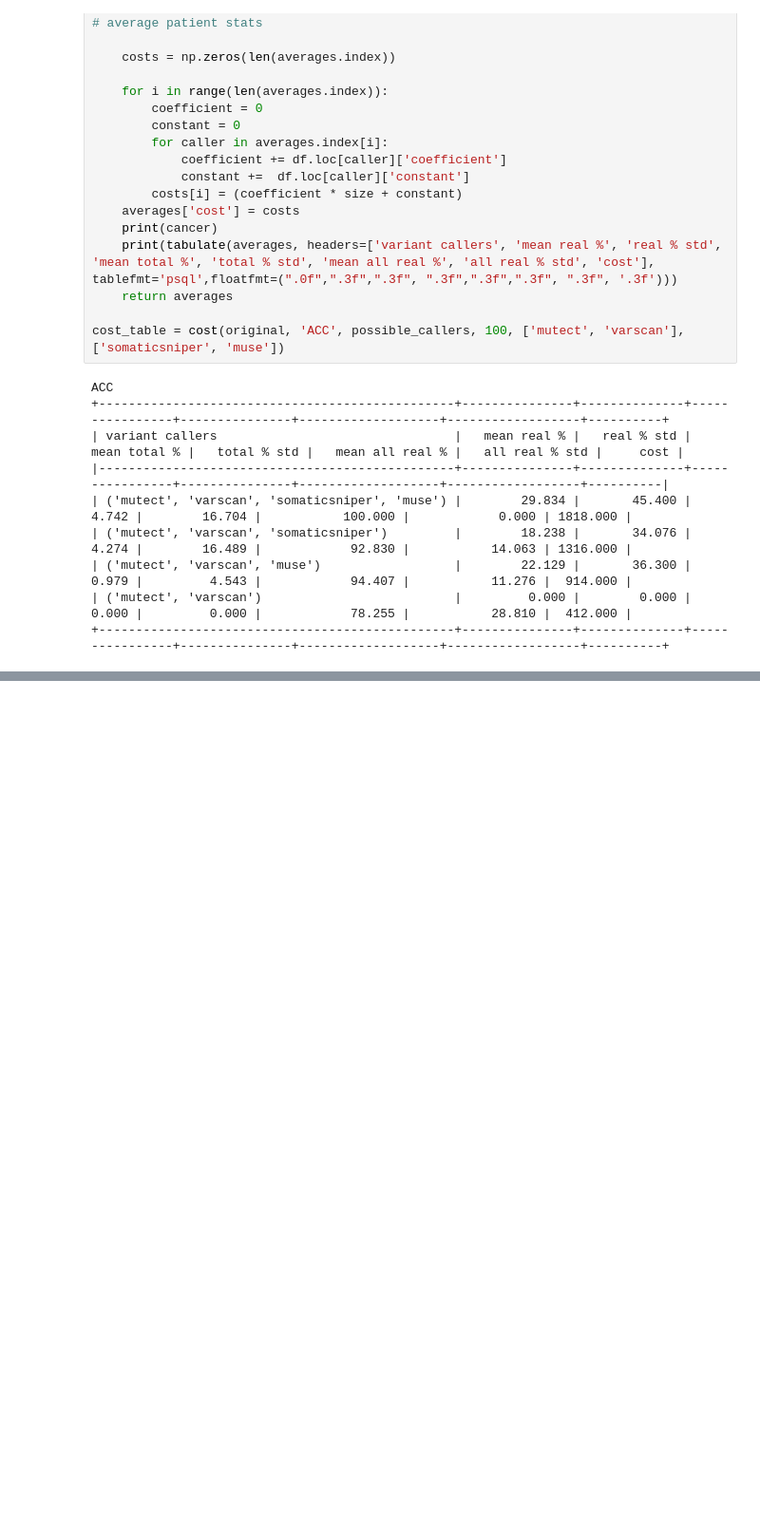
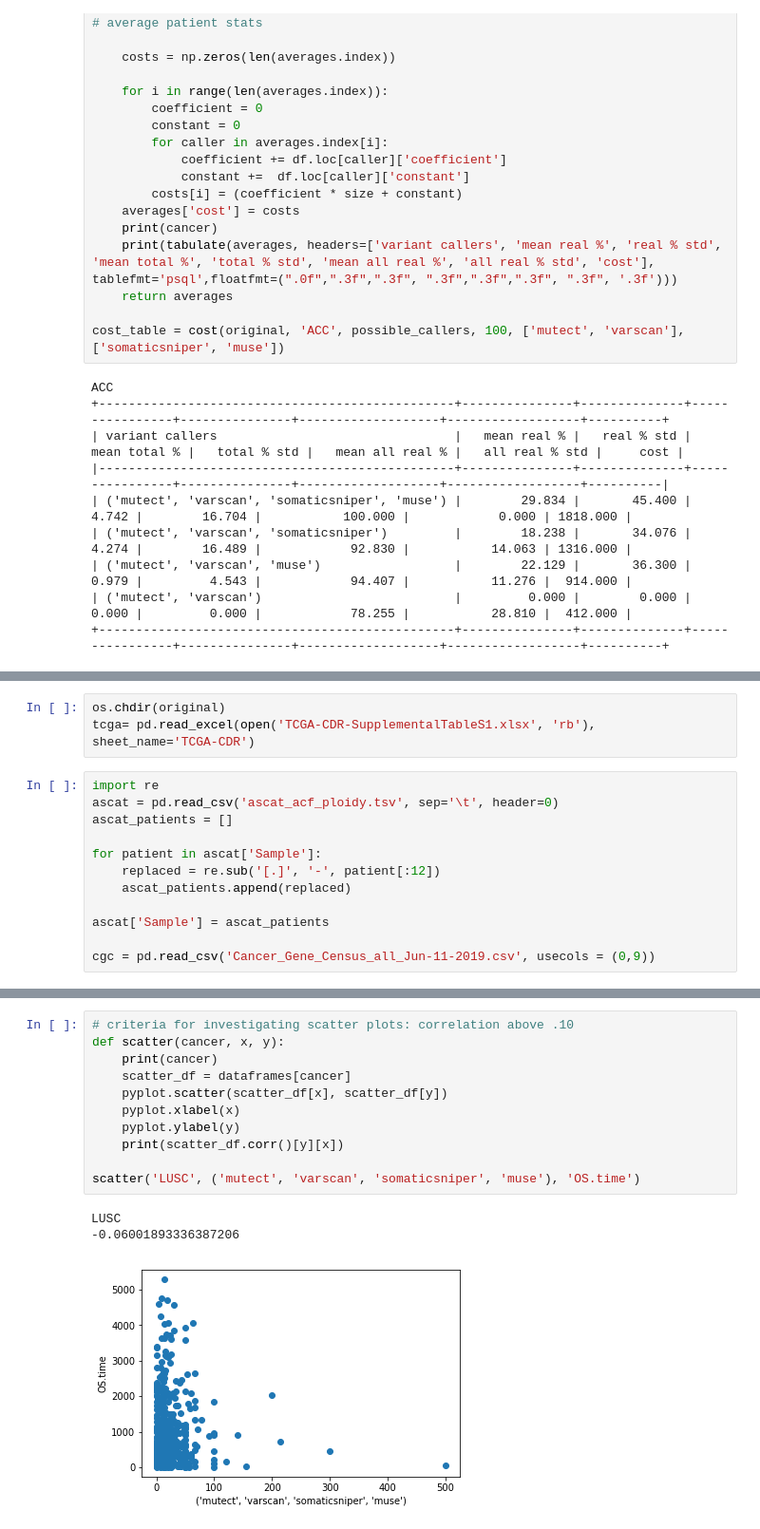
Before and after one commit to kathrynleung/gdcdata, a Jupyter notebook: cost.ipynb, the cells around one changed output, grey strips where cells are left out. Shown at 95% size. Saved outputs shown, nothing was run; the diff lists cells and outputs as text; blank space fills up the shorter version.

```diff
--- a/cost.ipynb
+++ b/cost.ipynb
@@ -165,0 +337,15 @@ ACC
+# %%
+os.chdir(original)
+tcga= pd.read_excel(open('TCGA-CDR-SupplementalTableS1.xlsx', 'rb'), sheet_name='TCGA-CDR')
+# %%
+import re
+ascat = pd.read_csv('ascat_acf_ploidy.tsv', sep='\t', header=0)
+ascat_patients = []
+
+for patient in ascat['Sample']:
+    replaced = re.sub('[.]', '-', patient[:12])
+    ascat_patients.append(replaced)
+
+ascat['Sample'] = ascat_patients
+
+cgc = pd.read_csv('Cancer_Gene_Census_all_Jun-11-2019.csv', usecols = (0,9))
@@ -165,0 +490,15 @@ ACC
+# %%
+# criteria for investigating scatter plots: correlation above .10
+def scatter(cancer, x, y):
+    print(cancer)
+    scatter_df = dataframes[cancer]
+    pyplot.scatter(scatter_df[x], scatter_df[y])
+    pyplot.xlabel(x)
+    pyplot.ylabel(y)
+    print(scatter_df.corr()[y][x])
+
+scatter('LUSC', ('mutect', 'varscan', 'somaticsniper', 'muse'), 'OS.time')
+# %% [output]
+LUSC
+-0.06001893336387206
+[figure, added]
```
Also changed, not shown: parts of 5 cells of this notebook.
